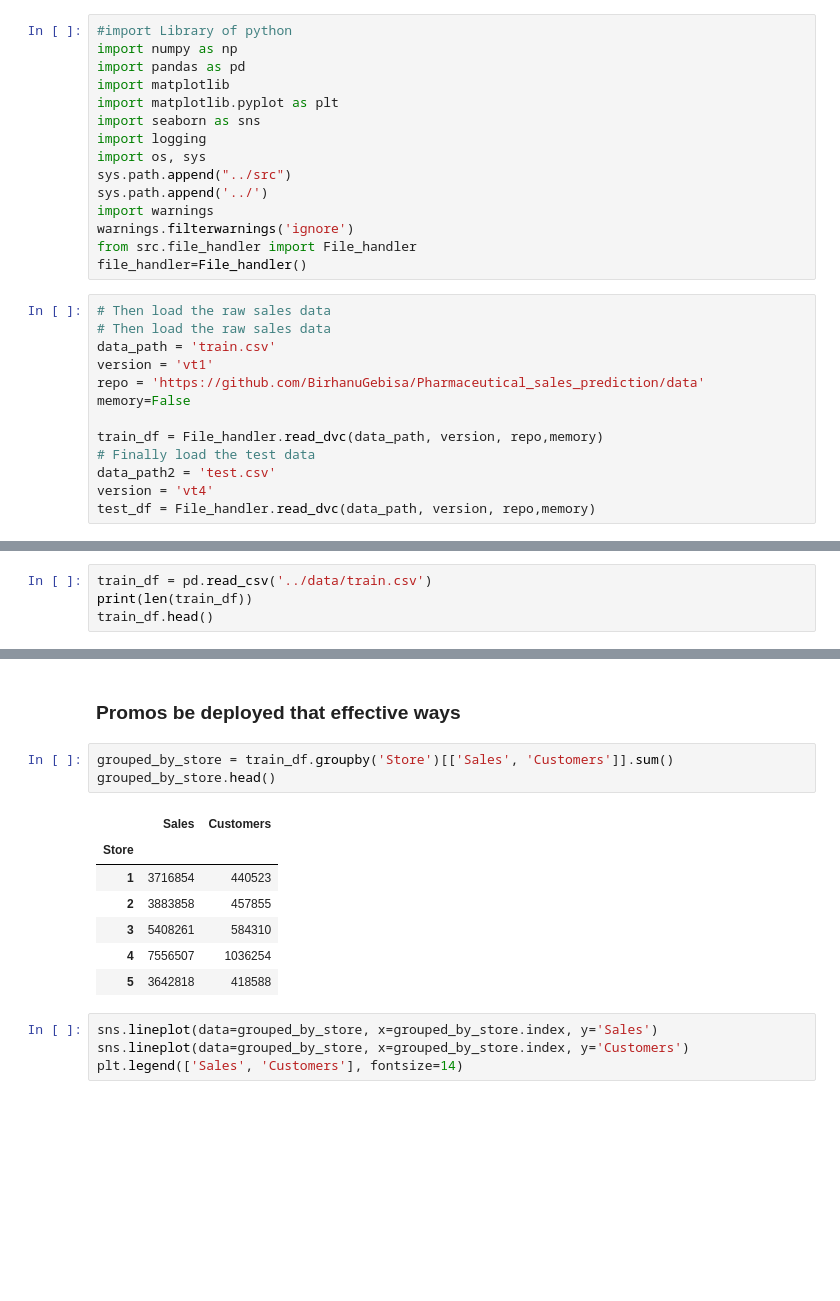
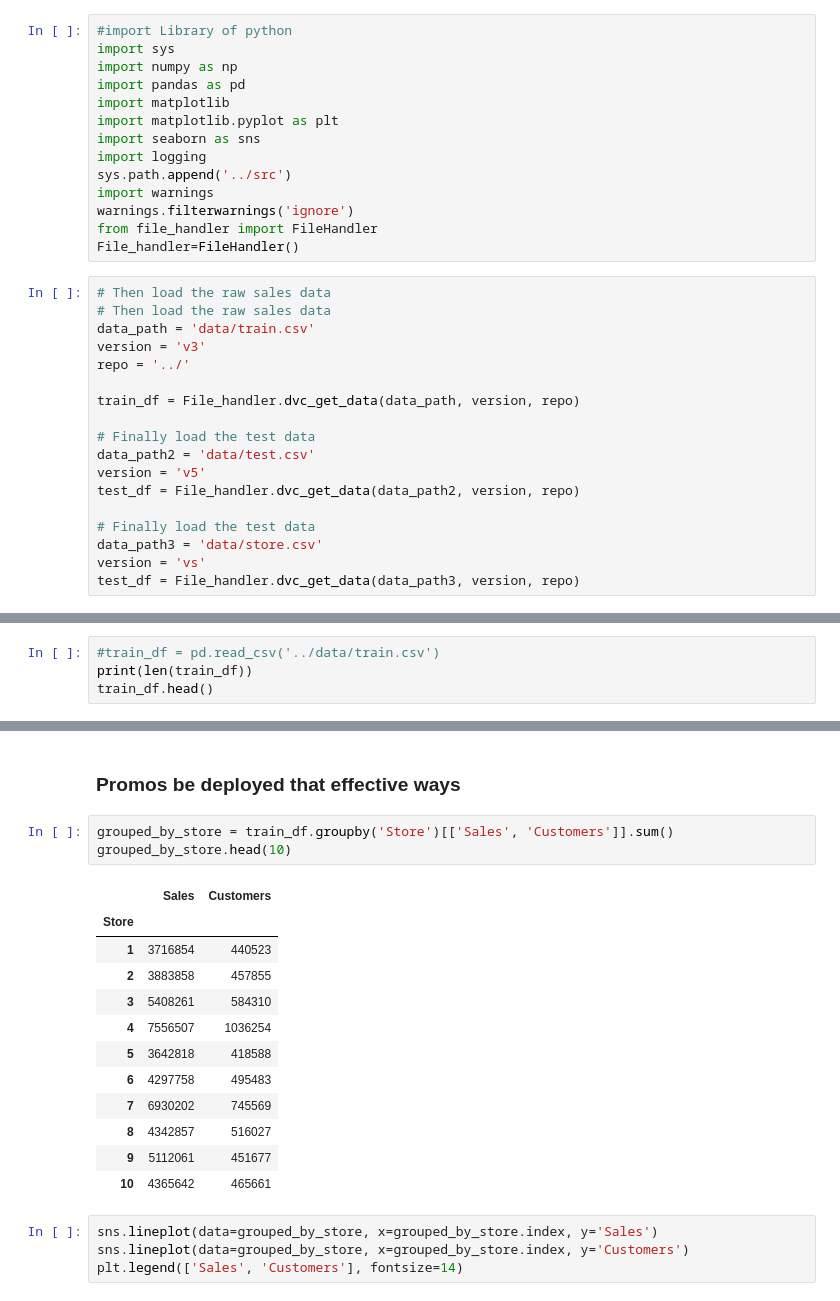
Before and after one commit to BirhanuGebisa/Pharmaceutical_sales_prediction, a Jupyter notebook: notebooks/ED_analysis.ipynb, the cells around one changed output, grey strips where cells are left out. Cells and saved outputs as stored; diff of their text form; blank space fills up the shorter version.

```diff
--- a/notebooks/ED_analysis.ipynb
+++ b/notebooks/ED_analysis.ipynb
@@ -2,30 +2,34 @@
 # ED Analysis
 # %%
 #import Library of python
+import sys
 import numpy as np
 import pandas as pd
 import matplotlib
 import matplotlib.pyplot as plt
 import seaborn as sns
 import logging
-import os, sys
-sys.path.append("../src")
-sys.path.append('../')
+sys.path.append('../src')
 import warnings
 warnings.filterwarnings('ignore')
-from src.file_handler import File_handler
-file_handler=File_handler()
+from file_handler import FileHandler
+File_handler=FileHandler()
 # %%
 # Then load the raw sales data
 # Then load the raw sales data
-data_path = 'train.csv'
-version = 'vt1'
-repo = 'https://github.com/BirhanuGebisa/Pharmaceutical_sales_prediction/data'
-memory=False
+data_path = 'data/train.csv'
+version = 'v3'
+repo = '../'
 
-train_df = File_handler.read_dvc(data_path, version, repo,memory)
+train_df = File_handler.dvc_get_data(data_path, version, repo)
+
 # Finally load the test data
-data_path2 = 'test.csv'
-version = 'vt4'
-test_df = File_handler.read_dvc(data_path, version, repo,memory)
+data_path2 = 'data/test.csv'
+version = 'v5'
+test_df = File_handler.dvc_get_data(data_path2, version, repo)
+
+# Finally load the test data
+data_path3 = 'data/store.csv'
+version = 'vs'
+test_df = File_handler.dvc_get_data(data_path3, version, repo)
 # %% [output]
@@ -34,5 +38,5 @@ Error occur Failed to clone repo 'https://github.com/BirhanuGebisa/Pharmaceutica
 # %%
-train_df = pd.read_csv('../data/train.csv')
+#train_df = pd.read_csv('../data/train.csv')
 print(len(train_df))
 train_df.head()
 # %% [output]
@@ -644,15 +652,20 @@ Text(0.5,1,'Total Customers vs Promo')
 ### Promos be deployed that effective ways
 # %%
 grouped_by_store = train_df.groupby('Store')[['Sales', 'Customers']].sum()
-grouped_by_store.head()
+grouped_by_store.head(10)
 # %% [output]
 |  | Sales | Customers |
 | Store |  |  |
 | 1 | 3716854 | 440523 |
 | 2 | 3883858 | 457855 |
 | 3 | 5408261 | 584310 |
 | 4 | 7556507 | 1036254 |
 | 5 | 3642818 | 418588 |
+| 6 | 4297758 | 495483 |
+| 7 | 6930202 | 745569 |
+| 8 | 4342857 | 516027 |
+| 9 | 5112061 | 451677 |
+| 10 | 4365642 | 465661 |
 # %%
 sns.lineplot(data=grouped_by_store, x=grouped_by_store.index, y='Sales')
 sns.lineplot(data=grouped_by_store, x=grouped_by_store.index, y='Customers')
```
Also changed, not shown: parts of 9 cells of this notebook.
